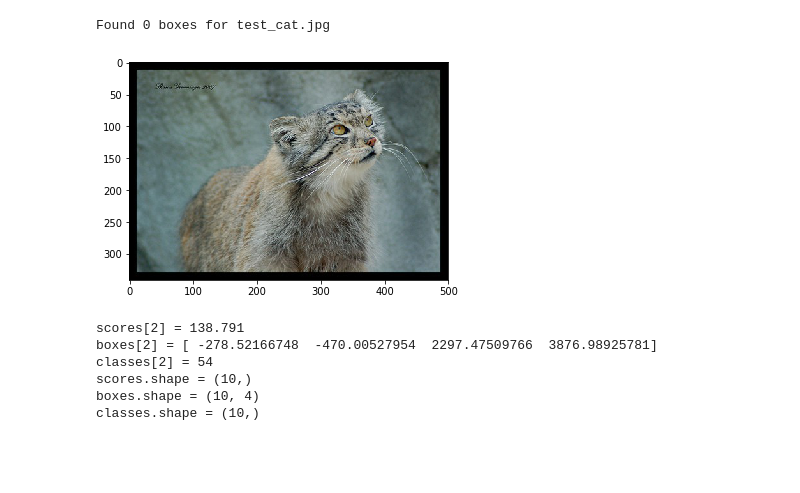
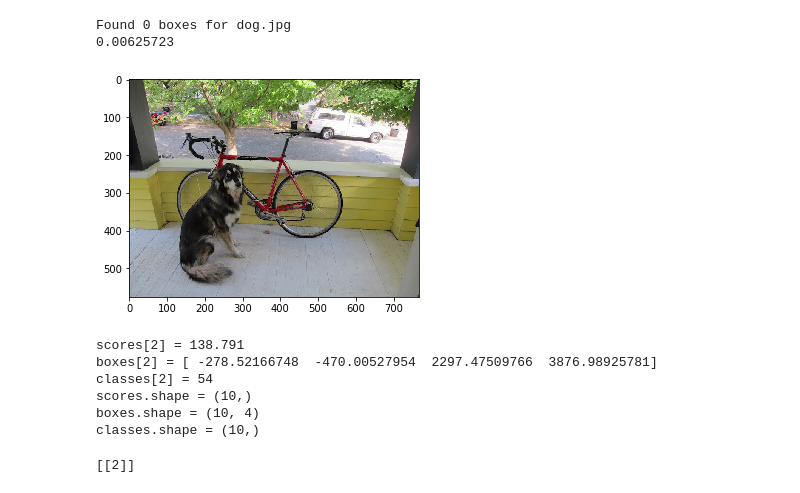
Before and after one commit to abarelk/Darjeeling, a Jupyter notebook: yolo.ipynb, the cells around one changed output. Cells and saved outputs as stored; diff of their text form; code cells hidden in the pictures; blank space fills up the shorter version.

```diff
--- a/yolo.ipynb
+++ b/yolo.ipynb
@@ -361,45 +359,49 @@ with tf.Session() as sess:
 
     input_image_shape = K.placeholder(shape=(2,))
     max_boxes = 10
-    score_threshold = .6
+    score_threshold = .3
     iou_threshold = .5
 
     scores, boxes, classes = yolo_eval(
         yolo_output,
         input_image_shape,
         max_boxes = max_boxes,
         score_threshold = score_threshold,
         iou_threshold = iou_threshold)
 
     # Preprocess your image
-    image_file = "test_cat.jpg"
+    image_file = "dog.jpg"
     image, image_data = preprocess_image(os.path.join("images", image_file), model_image_size)
 
     # predict
     sess.run(tf.global_variables_initializer())
-    out_scores, out_boxes, out_classes = sess.run(
-        [scores, boxes, classes],
+    out_scores, out_boxes, out_classes, out_yolo = sess.run(
+        [scores, boxes, classes, yolo_output],
         feed_dict={
             yolo_model.input: image_data,
             input_image_shape: [image.size[1], image.size[0]],
             K.learning_phase(): 0
         }
     )
 
     # Print predictions info
     print('Found {} boxes for {}'.format(len(out_boxes), image_file))
     # Generate colors for drawing bounding boxes.
     colors = generate_colors(class_names)
     # Draw bounding boxes on the image file
     draw_boxes(image, out_scores, out_boxes, out_classes, class_names, colors)
     # Save the predicted bounding box on the image
     image.save(os.path.join("out", image_file), quality=90)
     # Display the results in the notebook
     output_image = scipy.misc.imread(os.path.join("out", image_file))
     imshow(output_image)
+
+    box_xy, box_wh, box_confidence, box_class_probs = out_yolo
+    print(np.amax(box_confidence * box_class_probs))
 # %% [output]
-Found 0 boxes for test_cat.jpg
+Found 0 boxes for dog.jpg
+0.00625723
-[figure, old version]
+[figure, new version]
 # %%
 with tf.Session() as test_b:
     yolo_outputs = (tf.random_normal([19, 19, 5, 1], mean=1, stddev=4, seed = 1),
@@ -420,3 +422,8 @@ classes[2] = 54
 scores.shape = (10,)
 boxes.shape = (10, 4)
 classes.shape = (10,)
+# %%
+a = np.array([[1, 2]])
+print(a[..., 1:2])
+# %% [output]
+[[2]]
```
Also changed, not shown: parts of 1 cell of this notebook, 3 other files.
